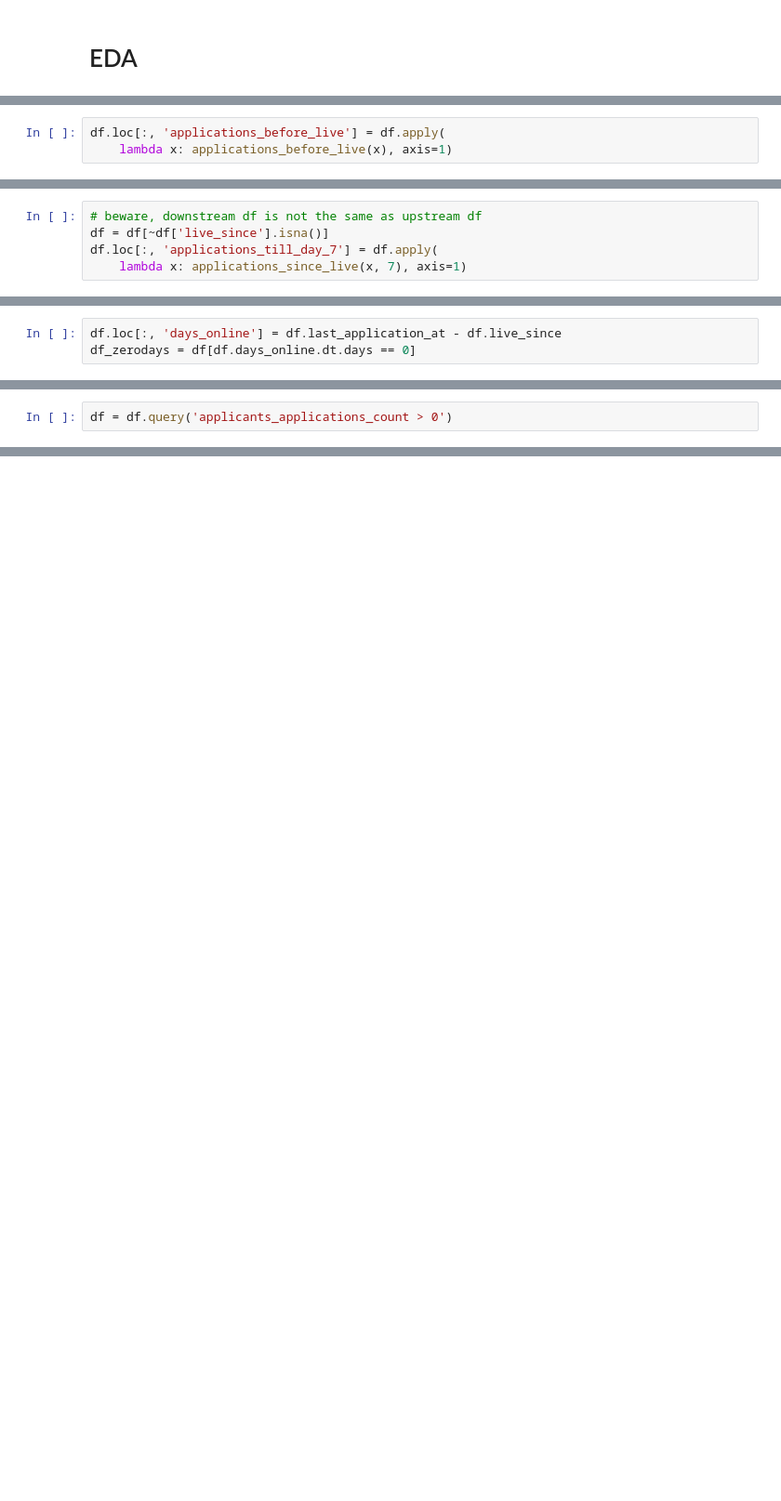
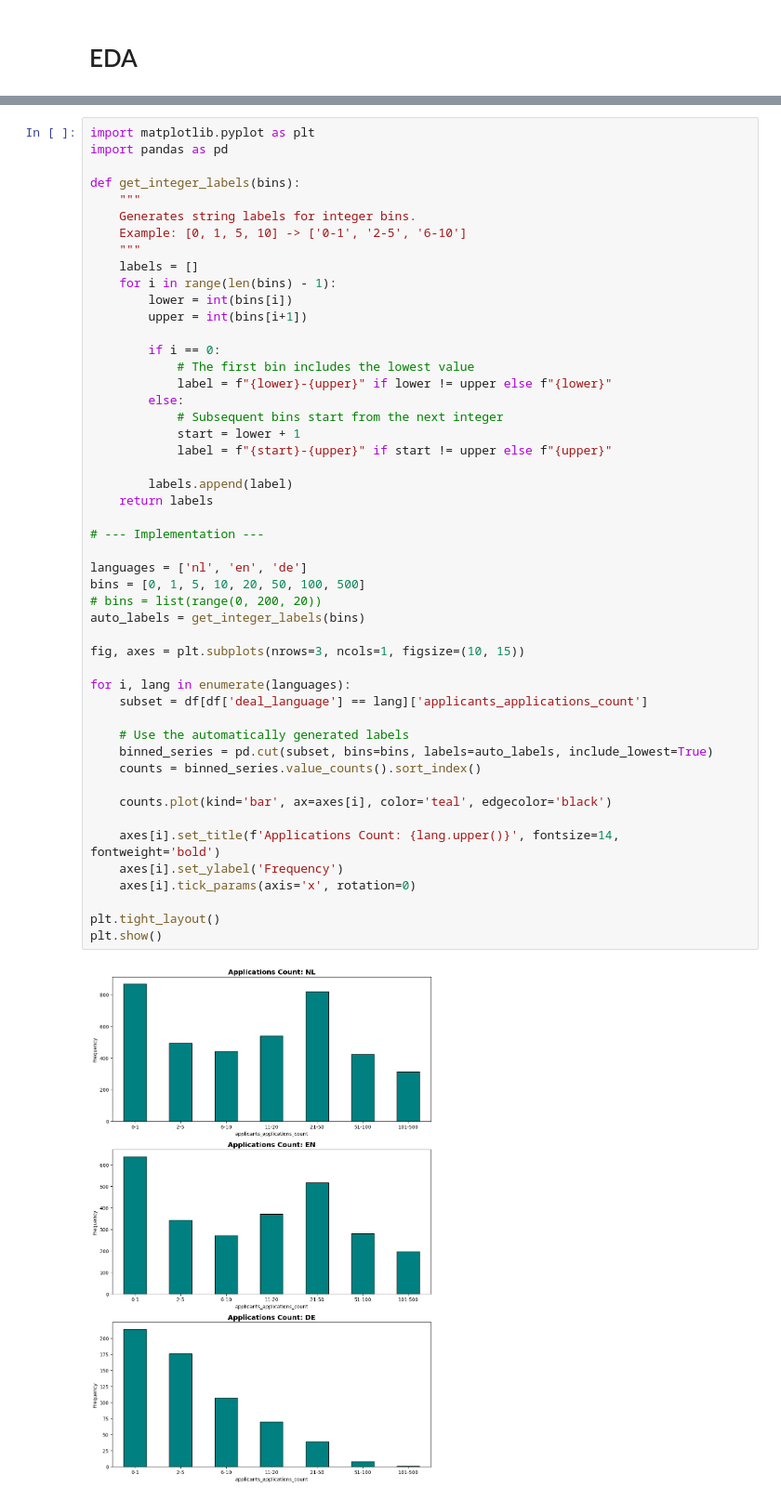
Before and after one commit to wouterbarter/AI_thesis_public, a Jupyter notebook: notebooks/deals_analysis.ipynb, the cells around one changed output, grey strips where cells are left out. Shown at 93% size. Cells and saved outputs as stored; diff of their text form; blank space fills up the shorter version.

```diff
--- a/notebooks/deals_analysis.ipynb
+++ b/notebooks/deals_analysis.ipynb
@@ -326,3 +126,0 @@ def applications_before_live(row):  # astype UUID
-# %%
-df.loc[:, 'applications_before_live'] = df.apply(
-    lambda x: applications_before_live(x), axis=1)
@@ -415,5 +126,0 @@ Around 25% of deals have no live_since date, I dont know why, but let's assume f
-# %%
-# beware, downstream df is not the same as upstream df
-df = df[~df['live_since'].isna()]
-df.loc[:, 'applications_till_day_7'] = df.apply(
-    lambda x: applications_since_live(x, 7), axis=1)
@@ -471,3 +126,0 @@ Methods:
-# %%
-df.loc[:, 'days_online'] = df.last_application_at - df.live_since
-df_zerodays = df[df.days_online.dt.days == 0]
@@ -985,2 +126,0 @@ UUID('01976c98-2740-00cd-fe8b-f9c564ae29ac')
-# %%
-df = df.query('applicants_applications_count > 0')
@@ -1011,0 +206,51 @@ df_draft.head()
+# %%
+import matplotlib.pyplot as plt
+import pandas as pd
+
+def get_integer_labels(bins):
+    """
+    Generates string labels for integer bins.
+    Example: [0, 1, 5, 10] -> ['0-1', '2-5', '6-10']
+    """
+    labels = []
+    for i in range(len(bins) - 1):
+        lower = int(bins[i])
+        upper = int(bins[i+1])
+
+        if i == 0:
+            # The first bin includes the lowest value
+            label = f"{lower}-{upper}" if lower != upper else f"{lower}"
+        else:
+            # Subsequent bins start from the next integer
+            start = lower + 1
+            label = f"{start}-{upper}" if start != upper else f"{upper}"
+
+        labels.append(label)
+    return labels
+
+# --- Implementation ---
+
+languages = ['nl', 'en', 'de']
+bins = [0, 1, 5, 10, 20, 50, 100, 500]
+# bins = list(range(0, 200, 20))
+auto_labels = get_integer_labels(bins)
+
+fig, axes = plt.subplots(nrows=3, ncols=1, figsize=(10, 15))
+
+for i, lang in enumerate(languages):
+    subset = df[df['deal_language'] == lang]['applicants_applications_count']
+
+    # Use the automatically generated labels
+    binned_series = pd.cut(subset, bins=bins, labels=auto_labels, include_lowest=True)
+    counts = binned_series.value_counts().sort_index()
+
+    counts.plot(kind='bar', ax=axes[i], color='teal', edgecolor='black')
+
+    axes[i].set_title(f'Applications Count: {lang.upper()}', fontsize=14, fontweight='bold')
+    axes[i].set_ylabel('Frequency')
+    axes[i].tick_params(axis='x', rotation=0)
+
+plt.tight_layout()
+plt.show()
+# %% [output]
+[figure, added]
```
Also changed, not shown: parts of 137 cells of this notebook, 11 other files.
